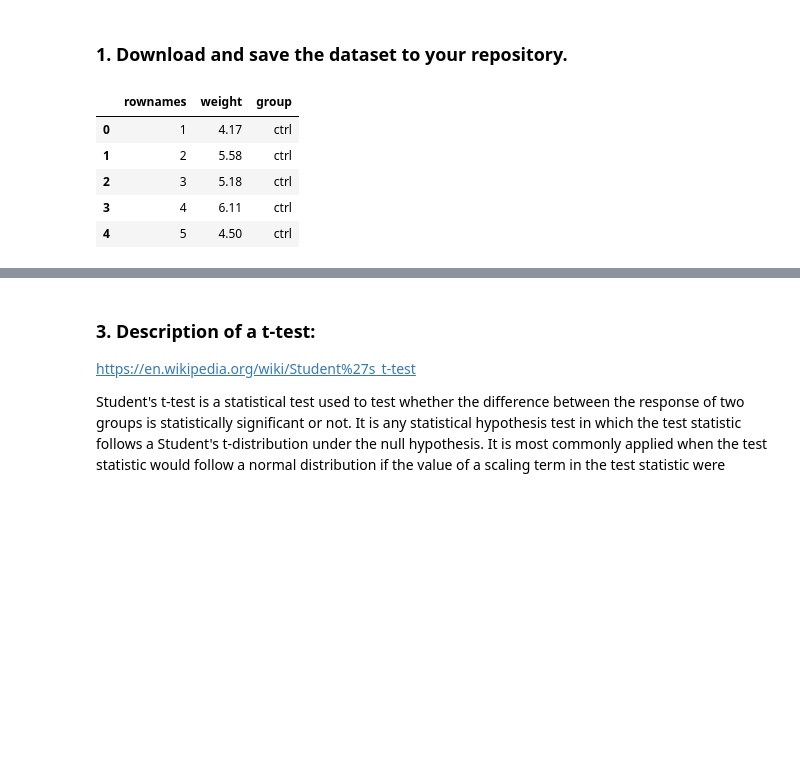
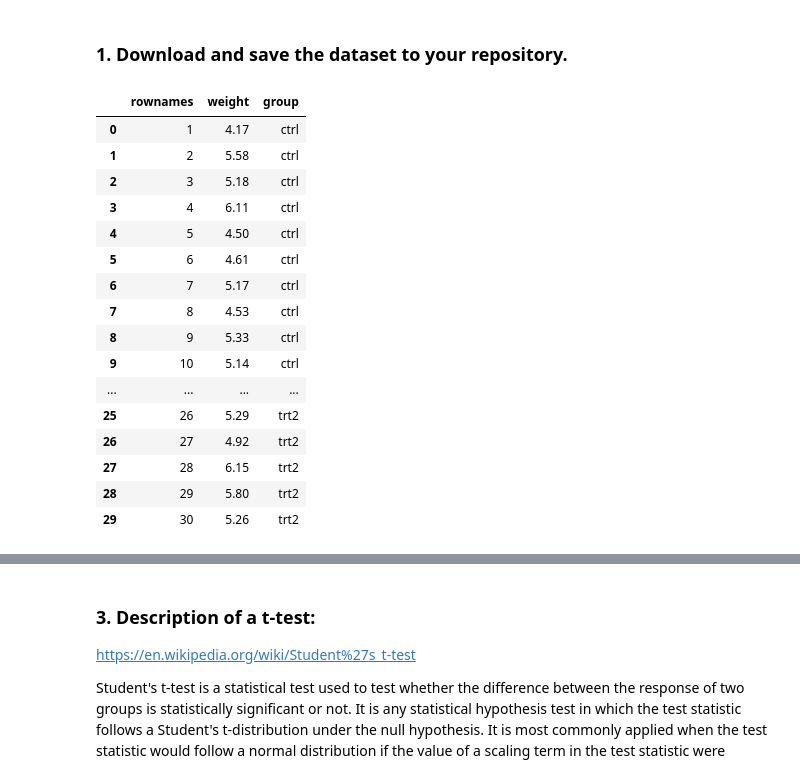
Before and after one commit to mickalleny2k/applied_statistics, a Jupyter notebook: project.ipynb, the cells around one changed output, grey strips where cells are left out. Cells and saved outputs as stored; diff of their text form; code cells hidden in the pictures; blank space fills up the shorter version.

```diff
--- a/project.ipynb
+++ b/project.ipynb
@@ -33,15 +33,26 @@ import seaborn as sns
 ### 1. Download and save the dataset to your repository.
 # %%
 # Read csv file into a pandas dataframe
-df = pd.read_csv("PlantGrowth.csv")
-df.head()
+df = pd.read_csv("./data/PlantGrowth.csv")
+df
 # %% [output]
 |  | rownames | weight | group |
 | 0 | 1 | 4.17 | ctrl |
 | 1 | 2 | 5.58 | ctrl |
 | 2 | 3 | 5.18 | ctrl |
 | 3 | 4 | 6.11 | ctrl |
 | 4 | 5 | 4.50 | ctrl |
+| 5 | 6 | 4.61 | ctrl |
+| 6 | 7 | 5.17 | ctrl |
+| 7 | 8 | 4.53 | ctrl |
+| 8 | 9 | 5.33 | ctrl |
+| 9 | 10 | 5.14 | ctrl |
+| ... | ... | ... | ... |
+| 25 | 26 | 5.29 | trt2 |
+| 26 | 27 | 4.92 | trt2 |
+| 27 | 28 | 6.15 | trt2 |
+| 28 | 29 | 5.80 | trt2 |
+| 29 | 30 | 5.26 | trt2 |
 # %% [markdown]
 ### 2. Description of PlantGrowth R dataset:
 https://vincentarelbundock.github.io/Rdatasets/doc/datasets/PlantGrowth.html
```
Also changed, not shown: parts of 2 cells of this notebook.
